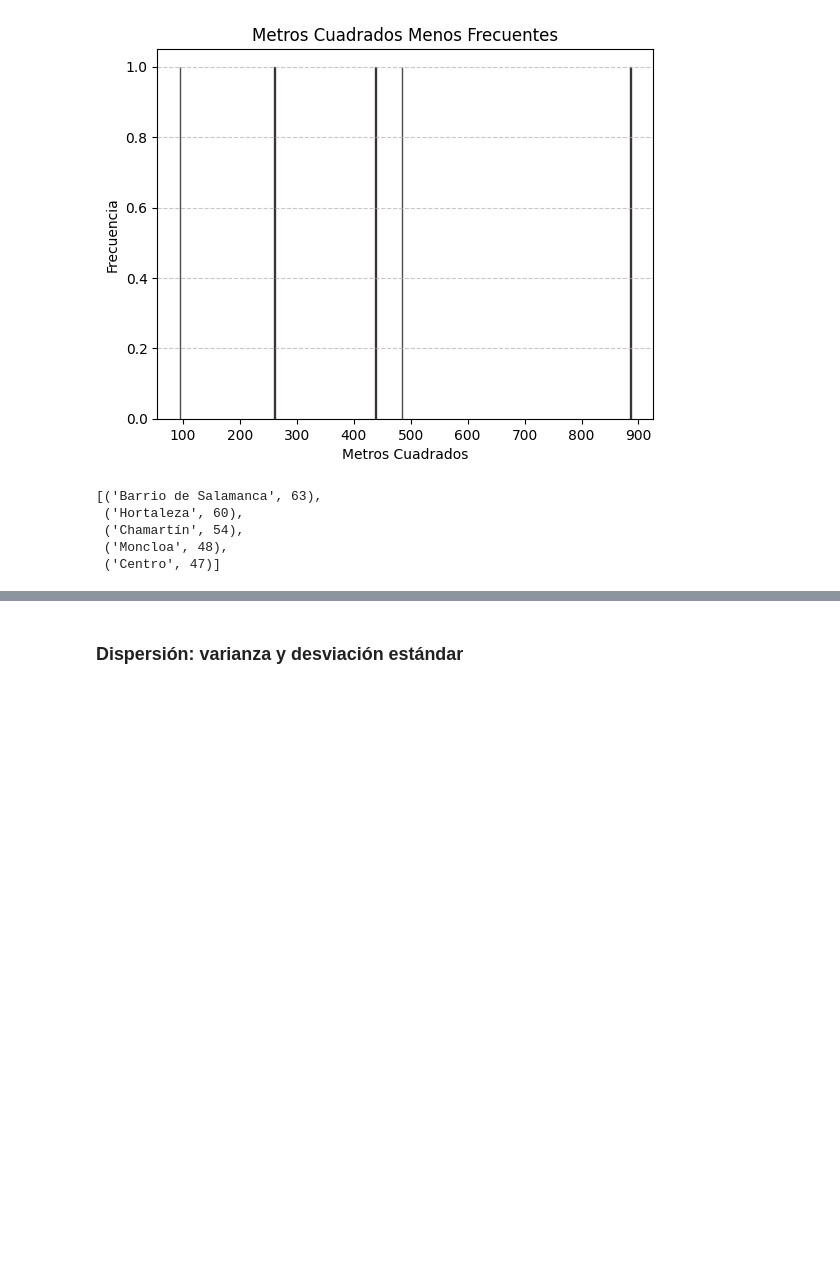
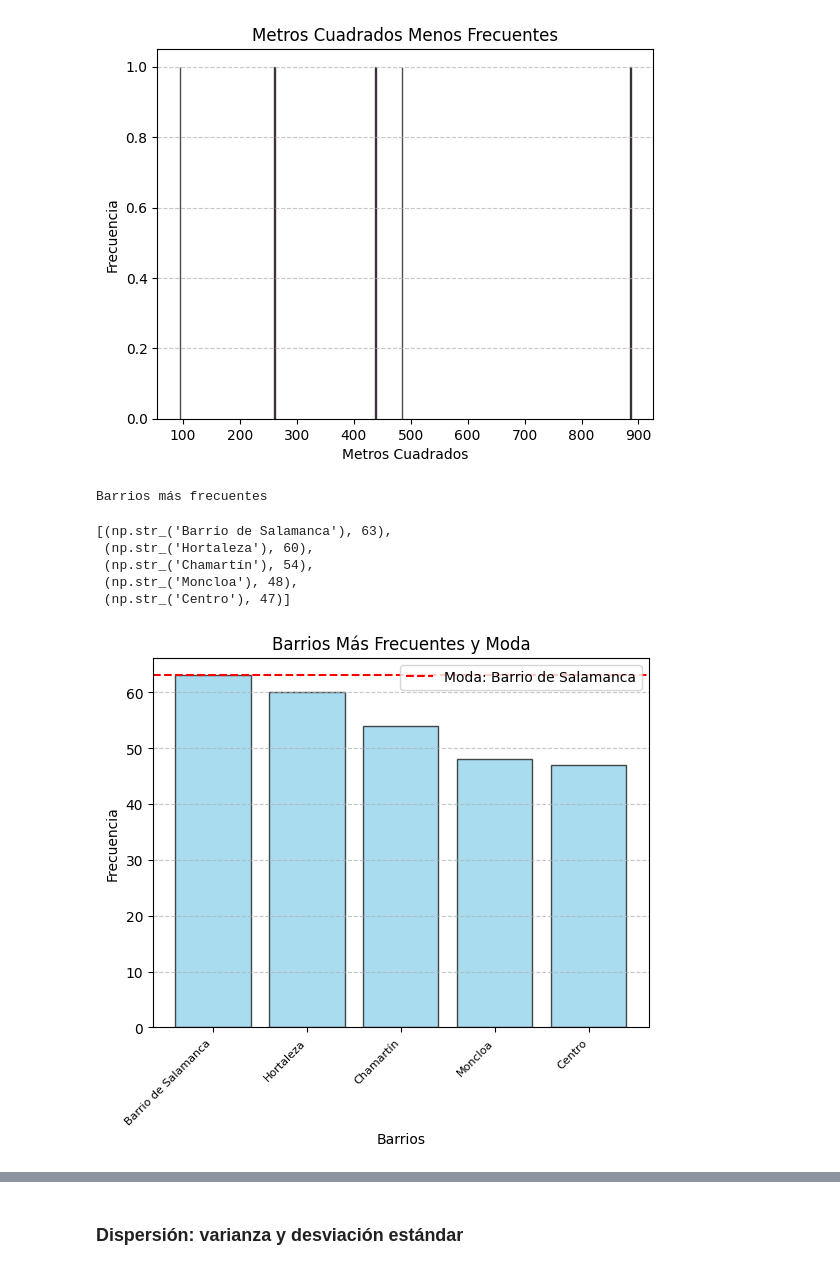
Before and after one commit to mplazap/Bootcamp_ejercicios, a Jupyter notebook: Tema 2 - Matematicas y Estadistica/Ejercicio evaluable (19-12-2024)/M2 - Marino Plaza.ipynb, the cells around one changed output, grey strips where cells are left out. Cells and saved outputs as stored; diff of their text form; code cells hidden in the pictures; blank space fills up the shorter version.

```diff
--- a/Tema 2 - Matematicas y Estadistica/Ejercicio evaluable (19-12-2024)/M2 - Marino Plaza.ipynb
+++ b/Tema 2 - Matematicas y Estadistica/Ejercicio evaluable (19-12-2024)/M2 - Marino Plaza.ipynb
@@ -769,13 +770,36 @@ cont_address = Counter(address)
 cont_address.items()
 
 # Barrios más frecuentes
+print("Barrios más frecuentes")
 cont_address.most_common(5)
 # %% [output]
-[('Barrio de Salamanca', 63),
- ('Hortaleza', 60),
- ('Chamartín', 54),
- ('Moncloa', 48),
- ('Centro', 47)]
+Barrios más frecuentes
+[(np.str_('Barrio de Salamanca'), 63),
+ (np.str_('Hortaleza'), 60),
+ (np.str_('Chamartín'), 54),
+ (np.str_('Moncloa'), 48),
+ (np.str_('Centro'), 47)]
+# %%
+most_common_addresses = cont_address.most_common(5)
+
+addresses_keys = [item[0] for item in most_common_addresses]
+addresses_values = [item[1] for item in most_common_addresses]
+
+moda_address = most_common_addresses[0][0]
+
+plt.bar(addresses_keys, addresses_values, color="skyblue", edgecolor="black", alpha=0.7)
+plt.axhline(max(addresses_values), color="red", linestyle="--", label=f"Moda: {moda_address}")
+
+plt.xticks(rotation = 45, fontsize = 8, ha = "right")
+plt.title("Barrios Más Frecuentes y Moda")
+plt.xlabel("Barrios")
+plt.ylabel("Frecuencia")
+plt.legend()
+plt.grid(axis = "y", linestyle = "--", alpha = 0.7)
+
+plt.show()
+# %% [output]
+[figure, added]
 # %%
 cont_address_min = sorted(cont_address.items(), key = lambda item: item[1])
 cont_address_min [:5]
```
Also changed, not shown: parts of 20 cells of this notebook.
